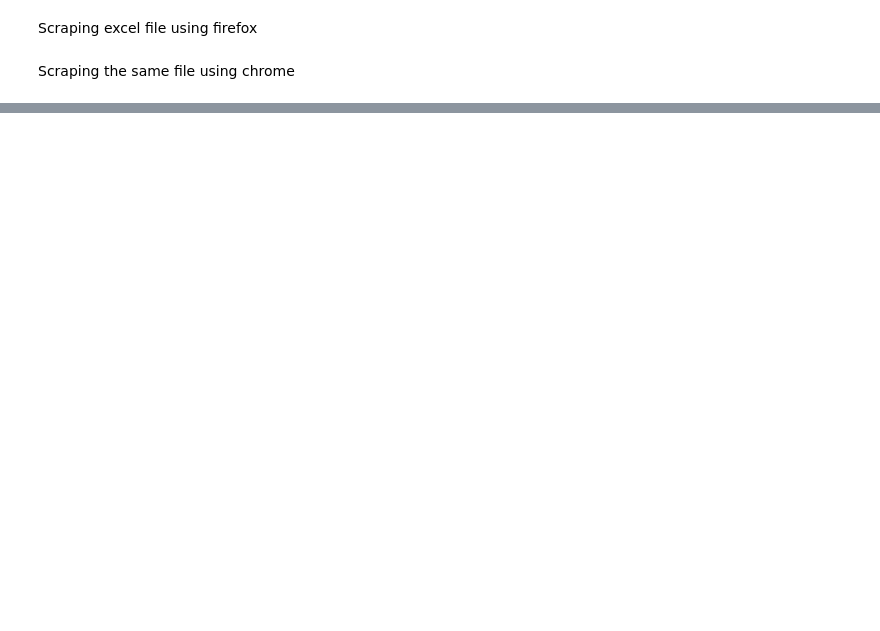
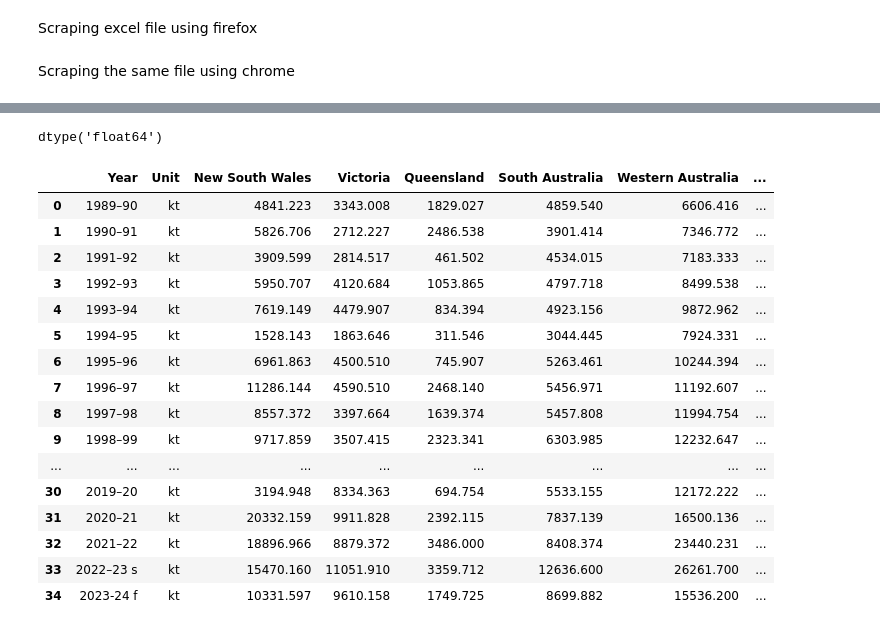
Before and after one commit to Moisebea/Crop_Report, a Jupyter notebook: OneDrive/Documents/Bureau/ABARES Dec Crop Report/Scraping_data.ipynb, the cells around one changed output, grey strips where cells are left out. Saved outputs shown, nothing was run; the diff lists cells and outputs as text; code cells hidden in the pictures; blank space fills up the shorter version.

```diff
--- a/OneDrive/Documents/Bureau/ABARES Dec Crop Report/Scraping_data.ipynb
+++ b/OneDrive/Documents/Bureau/ABARES Dec Crop Report/Scraping_data.ipynb
@@ -99,0 +113,26 @@ display(Table_1)
+# %%
+change['Victoria'].dtype
+# %% [output]
+dtype('float64')
+# %%
+table_1 = table_1.iloc[:-1, :].copy()
+# %%
+table_1
+# %% [output]
+|  | Year | Unit | New South Wales | Victoria | Queensland | South Australia | Western Australia | ... |
+| 0 | 1989–90 | kt | 4841.223 | 3343.008 | 1829.027 | 4859.540 | 6606.416 | ... |
+| 1 | 1990–91 | kt | 5826.706 | 2712.227 | 2486.538 | 3901.414 | 7346.772 | ... |
+| 2 | 1991–92 | kt | 3909.599 | 2814.517 | 461.502 | 4534.015 | 7183.333 | ... |
+| 3 | 1992–93 | kt | 5950.707 | 4120.684 | 1053.865 | 4797.718 | 8499.538 | ... |
+| 4 | 1993–94 | kt | 7619.149 | 4479.907 | 834.394 | 4923.156 | 9872.962 | ... |
+| 5 | 1994–95 | kt | 1528.143 | 1863.646 | 311.546 | 3044.445 | 7924.331 | ... |
+| 6 | 1995–96 | kt | 6961.863 | 4500.510 | 745.907 | 5263.461 | 10244.394 | ... |
+| 7 | 1996–97 | kt | 11286.144 | 4590.510 | 2468.140 | 5456.971 | 11192.607 | ... |
+| 8 | 1997–98 | kt | 8557.372 | 3397.664 | 1639.374 | 5457.808 | 11994.754 | ... |
+| 9 | 1998–99 | kt | 9717.859 | 3507.415 | 2323.341 | 6303.985 | 12232.647 | ... |
+| ... | ... | ... | ... | ... | ... | ... | ... | ... |
+| 30 | 2019–20 | kt | 3194.948 | 8334.363 | 694.754 | 5533.155 | 12172.222 | ... |
+| 31 | 2020–21 | kt | 20332.159 | 9911.828 | 2392.115 | 7837.139 | 16500.136 | ... |
+| 32 | 2021–22 | kt | 18896.966 | 8879.372 | 3486.000 | 8408.374 | 23440.231 | ... |
+| 33 | 2022–23 s | kt | 15470.160 | 11051.910 | 3359.712 | 12636.600 | 26261.700 | ... |
+| 34 | 2023-24 f | kt | 10331.597 | 9610.158 | 1749.725 | 8699.882 | 15536.200 | ... |
```
Also changed, not shown: parts of 14 cells of this notebook, 1 other file.
